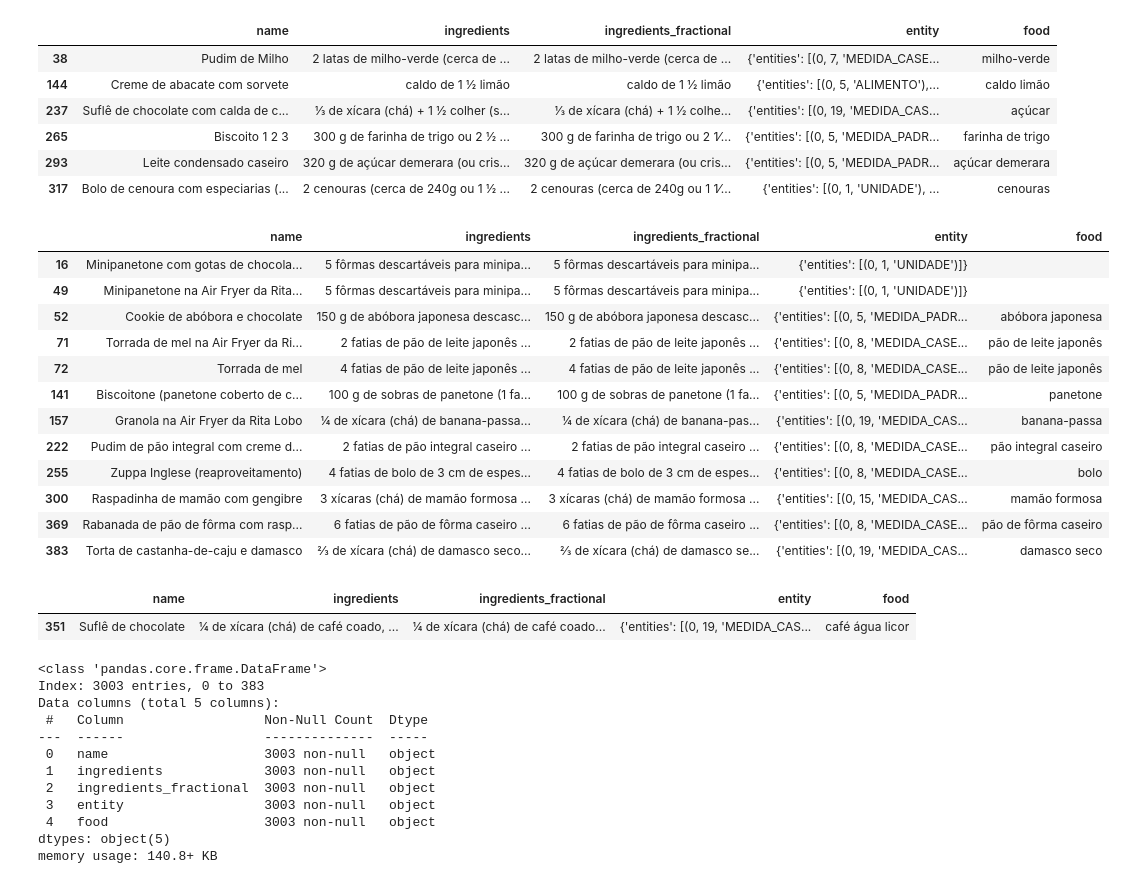
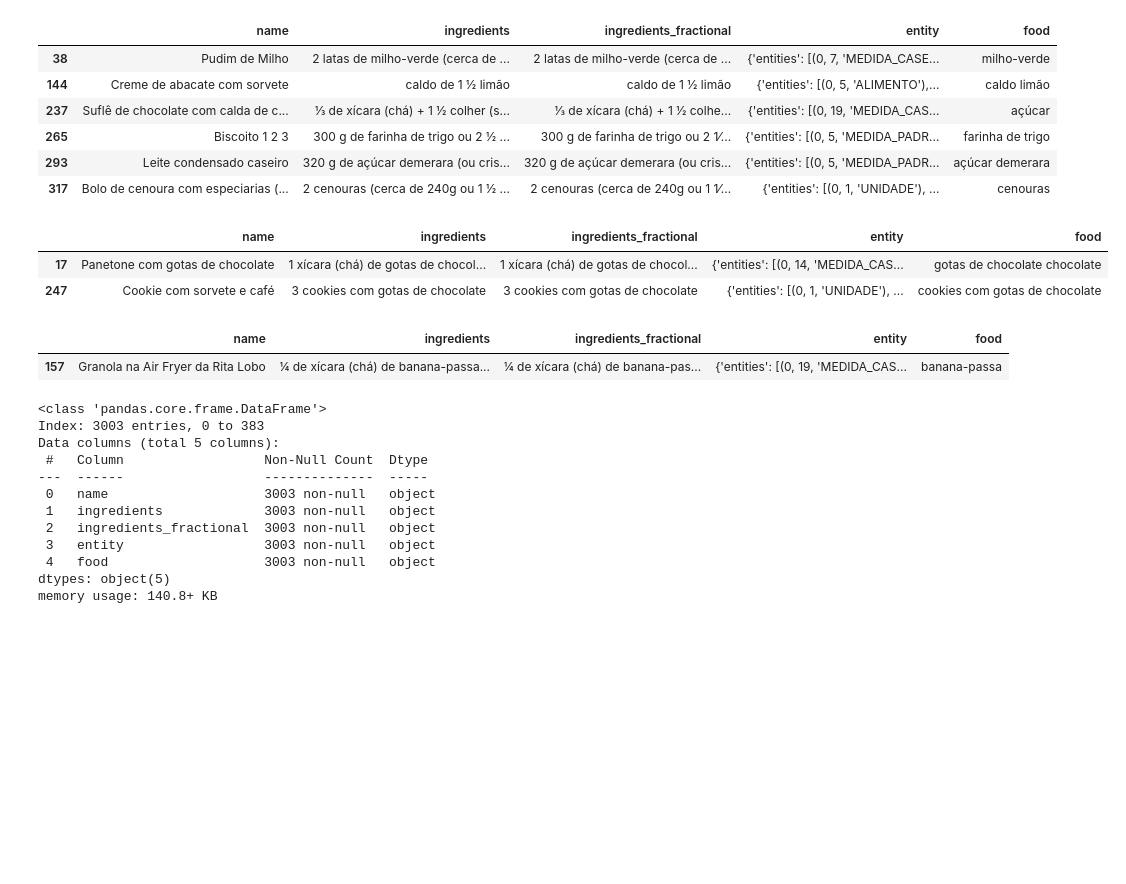
Before and after one commit to yara403/recipes_model, a Jupyter notebook: exploratory_data_analysis.ipynb, the cells around one changed output. Drawn from its saved outputs; the diff is of its cells as text; code cells hidden in the pictures; blank space fills up the shorter version.

```diff
--- a/exploratory_data_analysis.ipynb
+++ b/exploratory_data_analysis.ipynb
@@ -508,20 +508,11 @@ ingredients_df[ingredients_df['ingredients_fractional'].str.contains(r'\d+\s+\d+
 # %%
 # ingredients_df[ingredients_df['ingredients_fractional'].str.contains(r'cachos|cacho|pencas|penca|dúzias|dúzia|bagas|baga')]
 # ingredients_df[ingredients_df['ingredients_fractional'].str.contains(r'((\be\b)|(\bou\b(?!\s+de)))(?!\s+(sem|torrad|moíd))')]
-ingredients_df[ingredients_df['ingredients_fractional'].str.contains(r'\s+(cm|mm|m)\b')]
+# ingredients_df[ingredients_df['ingredients_fractional'].str.contains(r'\s+(cm|mm|m)\b')]
+ingredients_df[ingredients_df['ingredients_fractional'].str.contains(r'gotas de')]
 # %% [output]
 |  | name | ingredients | ingredients_fractional | entity | food |
-| 16 | Minipanetone com gotas de chocola... | 5 fôrmas descartáveis para minipa... | 5 fôrmas descartáveis para minipa... | {'entities': [(0, 1, 'UNIDADE')]} |  |
-| 49 | Minipanetone na Air Fryer da Rita... | 5 fôrmas descartáveis para minipa... | 5 fôrmas descartáveis para minipa... | {'entities': [(0, 1, 'UNIDADE')]} |  |
-| 52 | Cookie de abóbora e chocolate | 150 g de abóbora japonesa descasc... | 150 g de abóbora japonesa descasc... | {'entities': [(0, 5, 'MEDIDA_PADR... | abóbora japonesa |
-| 71 | Torrada de mel na Air Fryer da Ri... | 2 fatias de pão de leite japonês ... | 2 fatias de pão de leite japonês ... | {'entities': [(0, 8, 'MEDIDA_CASE... | pão de leite japonês |
-| 72 | Torrada de mel | 4 fatias de pão de leite japonês ... | 4 fatias de pão de leite japonês ... | {'entities': [(0, 8, 'MEDIDA_CASE... | pão de leite japonês |
-| 141 | Biscoitone (panetone coberto de c... | 100 g de sobras de panetone (1 fa... | 100 g de sobras de panetone (1 fa... | {'entities': [(0, 5, 'MEDIDA_PADR... | panetone |
-| 157 | Granola na Air Fryer da Rita Lobo | ¼ de xícara (chá) de banana-passa... | 1⁄4 de xícara (chá) de banana-pas... | {'entities': [(0, 19, 'MEDIDA_CAS... | banana-passa |
-| 222 | Pudim de pão integral com creme d... | 2 fatias de pão integral caseiro ... | 2 fatias de pão integral caseiro ... | {'entities': [(0, 8, 'MEDIDA_CASE... | pão integral caseiro |
-| 255 | Zuppa Inglese (reaproveitamento) | 4 fatias de bolo de 3 cm de espes... | 4 fatias de bolo de 3 cm de espes... | {'entities': [(0, 8, 'MEDIDA_CASE... | bolo |
-| 300 | Raspadinha de mamão com gengibre | 3 xícaras (chá) de mamão formosa ... | 3 xícaras (chá) de mamão formosa ... | {'entities': [(0, 15, 'MEDIDA_CAS... | mamão formosa |
-| 369 | Rabanada de pão de fôrma com rasp... | 6 fatias de pão de fôrma caseiro ... | 6 fatias de pão de fôrma caseiro ... | {'entities': [(0, 8, 'MEDIDA_CASE... | pão de fôrma caseiro |
-| 383 | Torta de castanha-de-caju e damasco | ⅔ de xícara (chá) de damasco seco... | 2⁄3 de xícara (chá) de damasco se... | {'entities': [(0, 19, 'MEDIDA_CAS... | damasco seco |
+| 17 | Panetone com gotas de chocolate | 1 xícara (chá) de gotas de chocol... | 1 xícara (chá) de gotas de chocol... | {'entities': [(0, 14, 'MEDIDA_CAS... | gotas de chocolate chocolate |
+| 247 | Cookie com sorvete e café | 3 cookies com gotas de chocolate | 3 cookies com gotas de chocolate | {'entities': [(0, 1, 'UNIDADE'), ... | cookies com gotas de chocolate |
 # %%
 # CORREÇÕES PONTUAIS/DIRETAS
@@ -570,5 +567,5 @@ ingredients_df.loc[ingredients_df['ingredients'] == '¼ de xícara (chá) de caf
 # %%
-# ingredients_df[ingredients_df['ingredients'] == '¼ de xícara (chá) de banana-passa cortada em rodelas 1 cm']
+ingredients_df[ingredients_df['ingredients'] == '¼ de xícara (chá) de banana-passa cortada em rodelas 1 cm']
 # ingredients_df[ingredients_df['ingredients_fractional'] == '2 tiras finas da casca de limão']
 # ingredients_df[ingredients_df['ingredients'] == '6 folhas bem bonitas de rosa']
 # ingredients_df[ingredients_df['ingredients'] == '4 colheres (sopa) do recheio de sua preferência (geléia de frutas, doce de leite, goiabada cremosa)']
@@ -599,10 +596,16 @@ ingredients_df.loc[ingredients_df['ingredients'] == '¼ de xícara (chá) de caf
 # ingredients_df[ingredients_df['ingredients'] == '½ xícara (chá) de vinho tinto (ou 1 xícara (chá) de vinho Marsala)']
 # ingredients_df[ingredients_df['ingredients'] == '2½ xícaras (chá) de fruta vermelha (morango, framboesa e amora - cerca de 350 g)']
 # ingredients_df[ingredients_df['ingredients'] == 'óleo (ou manteiga) para untar a assadeira']
-ingredients_df[ingredients_df['ingredients'] == '¼ de xícara (chá) de café coado, água ou o licor de sua preferência']
+# ingredients_df[ingredients_df['ingredients'] == '¼ de xícara (chá) de café coado, água ou o licor de sua preferência']
+# ingredients_df[ingredients_df['ingredients'] == '1 xícara (chá) de gotas de chocolate ou chocolate cortado em cubinhos (cerca de 150 g)']
+# ingredients_df.loc[ingredients_df['ingredients'] == '2½ xícaras (chá) de frutas vermelhas congeladas (cerca de 350g de morango, framboesa e amora)', ['entity', 'food']] = {'entities': [(0, 18, 'MEDIDA_CASEIRA'), (22, 38, 'ALIMENTO'), (60, 64, 'MEDIDA_PADRAO'), (68, 75, 'ALIMENTO'), (77, 86, 'ALIMENTO'), (89, 94, 'ALIMENTO')]}, 'frutas vermelhas morango framboesa amora'
+# ingredients_df[ingredients_df['ingredients'] == '2½ xícaras (chá) de frutas vermelhas congeladas (cerca de 350g de morango, framboesa e amora)']
+# ingredients_df[ingredients_df['ingredients'].str.contains(fr'\b{quantity_regex}\s+carambola\b')]
+
+# ingredients_df[ingredients_df['ingredients'].str.contains(fr'\b{quantity_regex}\s+carambola')]
 # %% [output]
 |  | name | ingredients | ingredients_fractional | entity | food |
-| 351 | Suflê de chocolate | ¼ de xícara (chá) de café coado, ... | 1⁄4 de xícara (chá) de café coado... | {'entities': [(0, 19, 'MEDIDA_CAS... | café água licor |
+| 157 | Granola na Air Fryer da Rita Lobo | ¼ de xícara (chá) de banana-passa... | 1⁄4 de xícara (chá) de banana-pas... | {'entities': [(0, 19, 'MEDIDA_CAS... | banana-passa |
 # %%
 ingredients_df.info()
 # %% [output]
```
Also changed, not shown: parts of 1 cell of this notebook, 14 other files.
